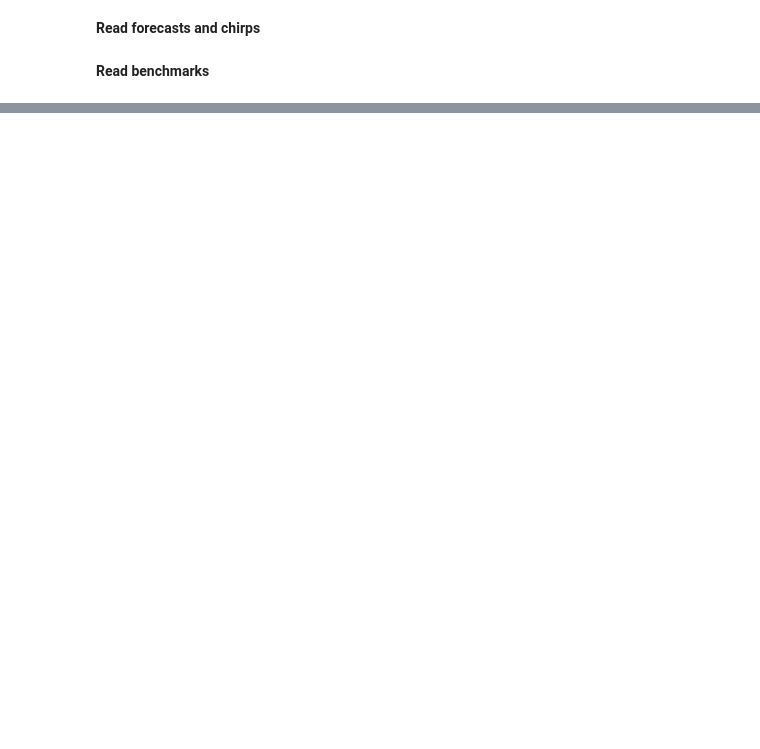
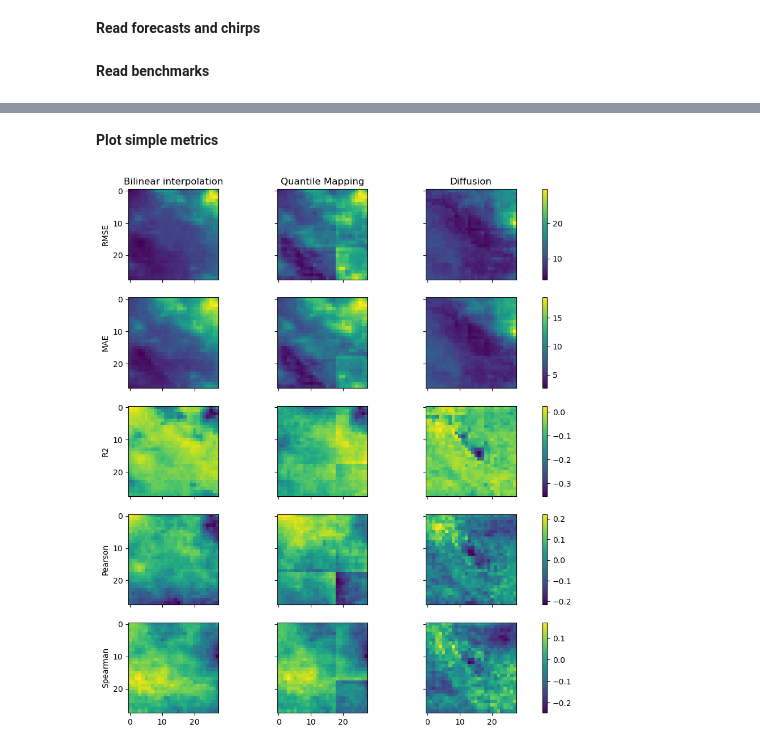
Before and after one commit to WFP-VAM/swirl-dynamics, a Jupyter notebook: swirl_dynamics/projects/probabilistic_diffusion/colabs/evaluation.ipynb, the cells around one changed output, grey strips where cells are left out. Drawn from its saved outputs; the diff is of its cells as text; code cells hidden in the pictures; blank space fills up the shorter version.

Commit message:
update eval w spi and drought outcome

```diff
--- a/swirl_dynamics/projects/probabilistic_diffusion/colabs/evaluation.ipynb
+++ b/swirl_dynamics/projects/probabilistic_diffusion/colabs/evaluation.ipynb
@@ -190,0 +90,4 @@ plt.show()
+# %%
+qm = xr.open_zarr('data/benchmarks_results/QM/test_quantile_mapping.zarr').scen.load()
+climax = xr.open_zarr('data/benchmarks_results/ClimaX/test_climax.zarr')
+bilint = xr.open_zarr('data/benchmarks_results/bilinear/test_bilinear.zarr').bilint.load()
@@ -190,0 +96,18 @@ plt.show()
+# %%
+### Benchmarks
+rmse, mae, r2, pearson, spearman = dict(), dict(), dict(), dict(), dict()
+
+rmse['qm'] = xss.rmse(qm, chirps, dim='time')
+rmse['bilint'] = xss.rmse(bilint, chirps, dim='time')
+
+mae['qm'] = xss.mae(qm, chirps, dim='time')
+mae['bilint'] = xss.mae(bilint, chirps, dim='time')
+
+r2['qm'] = xss.r2(qm, chirps, dim='time')
+r2['bilint'] = xss.r2(bilint, chirps, dim='time')
+
+pearson['qm'] = xss.pearson_r(qm, chirps, dim='time')
+pearson['bilint'] = xss.pearson_r(bilint, chirps, dim='time')
+
+spearman['qm'] = xss.spearman_r(qm, chirps, dim='time')
+spearman['bilint'] = xss.spearman_r(bilint, chirps, dim='time')
@@ -190,0 +117,21 @@ plt.show()
+# %%
+### Evaluate diffusion model with simple metrics
+batch_test = next(iter(get_cond_ecmwf_dataset(split="test", batch_size=ecmwf.time.size)))
+
+test_batch_cond = batch_test["cond"]['channel:low_res']
+test_batch_gt = batch_test["x"]
+
+xx = np.load(f"data/diffusion/batch_25samples.npy")
+
+rmse['diffusion'], mae['diffusion'], r2['diffusion'], pearson['diffusion'], spearman['diffusion'] = np.zeros((28, 28)), np.zeros((28, 28)), np.zeros((28, 28)), np.zeros((28, 28)), np.zeros((28, 28))
+
+for i in range(test_batch_cond.shape[1]):
+    for j in range(test_batch_cond.shape[2]):
+        pred = np.mean(xx, axis=1)[:, i, j, 0]  * (var_chirps + 1e-4) + mean_chirps
+        ground_truth = test_batch_gt[:, i, j, 0]  * (var_chirps + 1e-4) + mean_chirps
+
+        rmse['diffusion'][i, j] = root_mean_squared_error(ground_truth, pred)
+        mae['diffusion'][i, j] = mean_absolute_error(ground_truth, pred)
+        r2['diffusion'][i, j] = r2_score(ground_truth, pred)
+        pearson['diffusion'][i, j] = pearsonr(ground_truth, pred).statistic
+        spearman['diffusion'][i, j] = spearmanr(ground_truth, pred).statistic
@@ -190,0 +140,6 @@ plt.show()
+# %% [markdown]
+**Plot simple metrics**
+# %%
+plot_eval_metrics(rmse, mae, r2, pearson, spearman)
+# %% [output]
+[figure, added]
```
Also changed, not shown: parts of 37 cells of this notebook, 2 other files.
